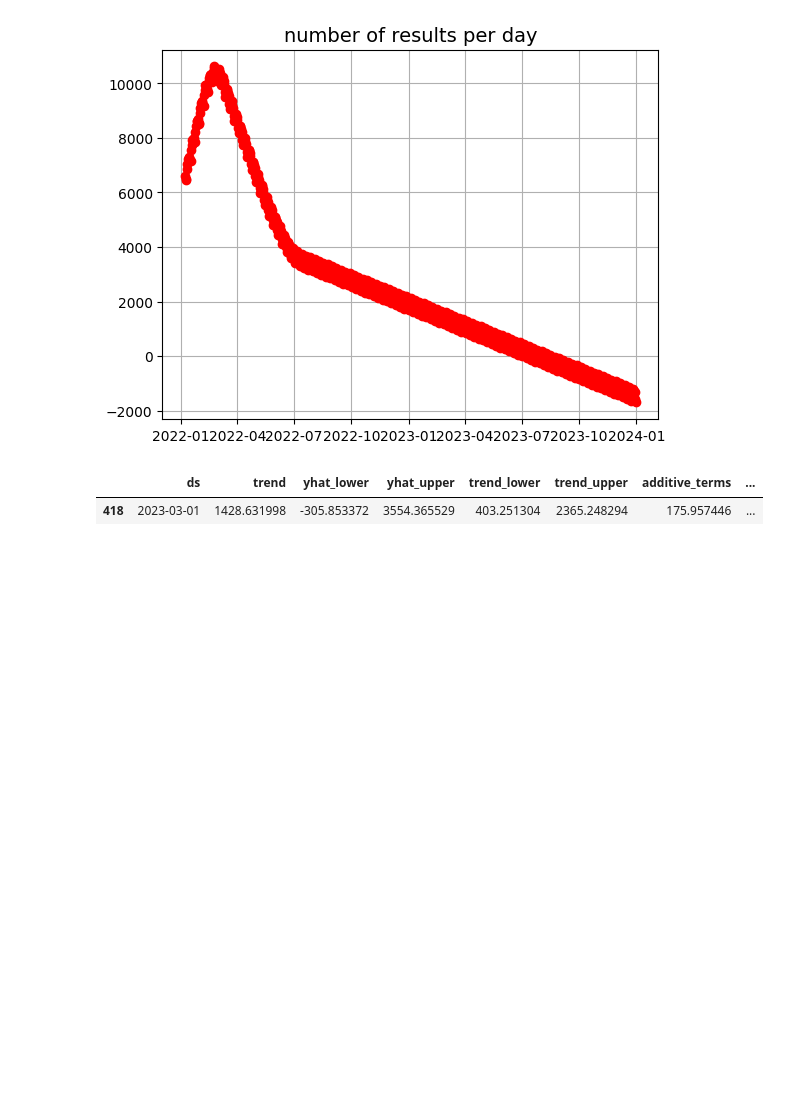
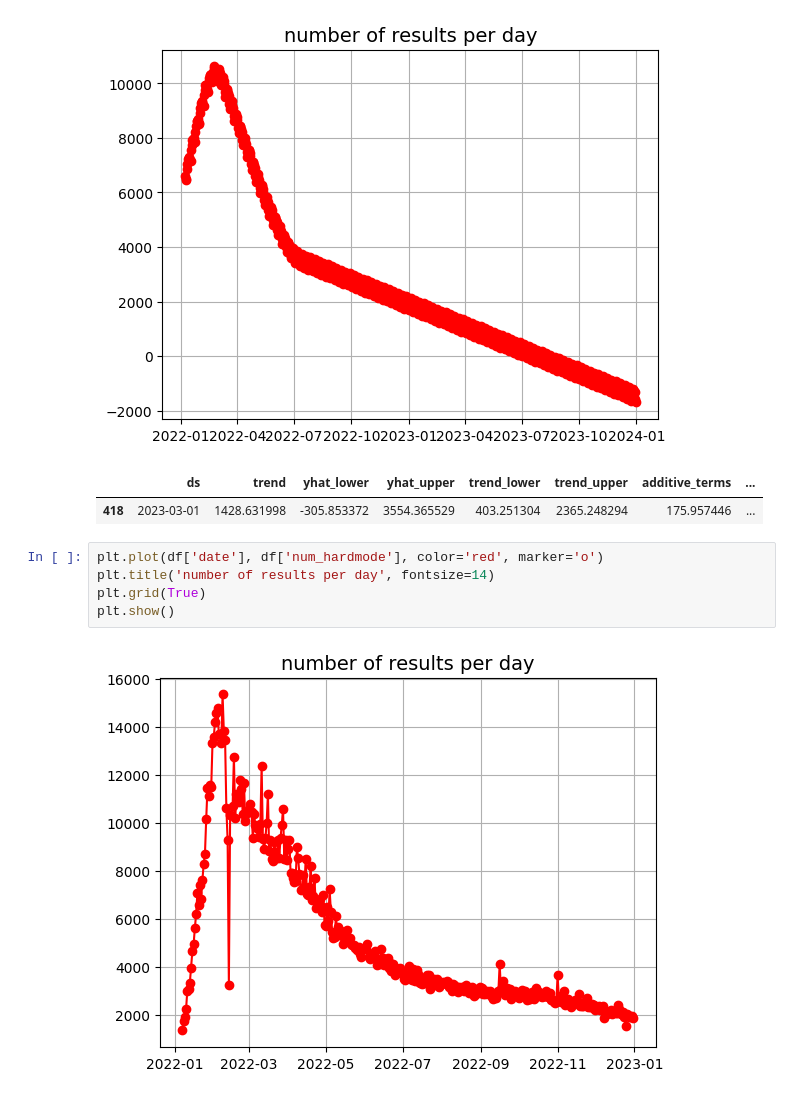
Before and after one commit to carlostbello/COMAP2023, a Jupyter notebook: src/test.ipynb, the cells around one changed output. Saved outputs shown, nothing was run; the diff lists cells and outputs as text; blank space fills up the shorter version.

```diff
--- a/src/test.ipynb
+++ b/src/test.ipynb
@@ -132,3 +132,10 @@ forecast[forecast.ds == "2023-03-01"]
 [figure]
 |  | ds | trend | yhat_lower | yhat_upper | trend_lower | trend_upper | additive_terms | ... |
 | 418 | 2023-03-01 | 1428.631998 | -305.853372 | 3554.365529 | 403.251304 | 2365.248294 | 175.957446 | ... |
+# %%
+plt.plot(df['date'], df['num_hardmode'], color='red', marker='o')
+plt.title('number of results per day', fontsize=14)
+plt.grid(True)
+plt.show()
+# %% [output]
+[figure, added]
```
Also changed, not shown: parts of 1 cell of this notebook.
